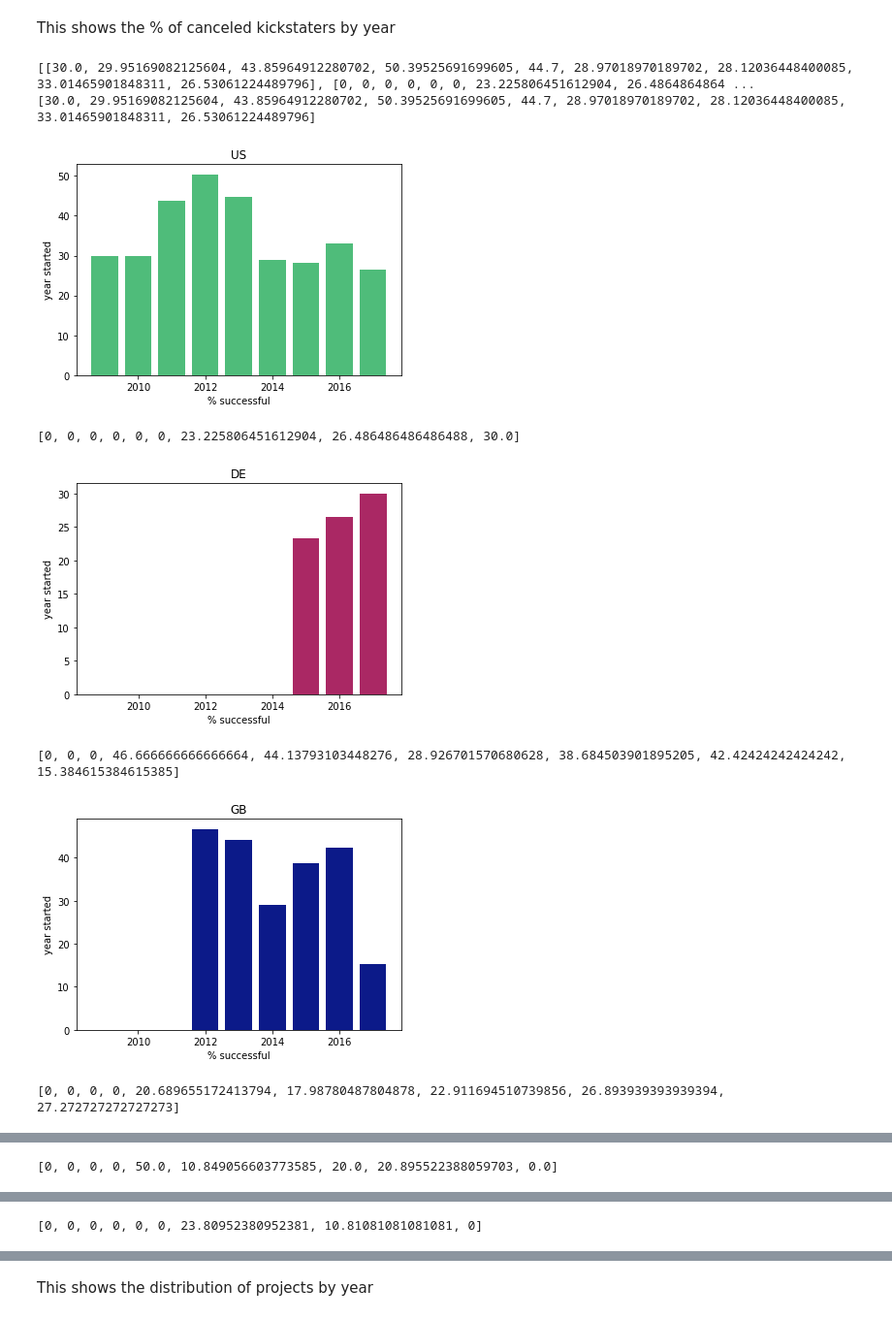
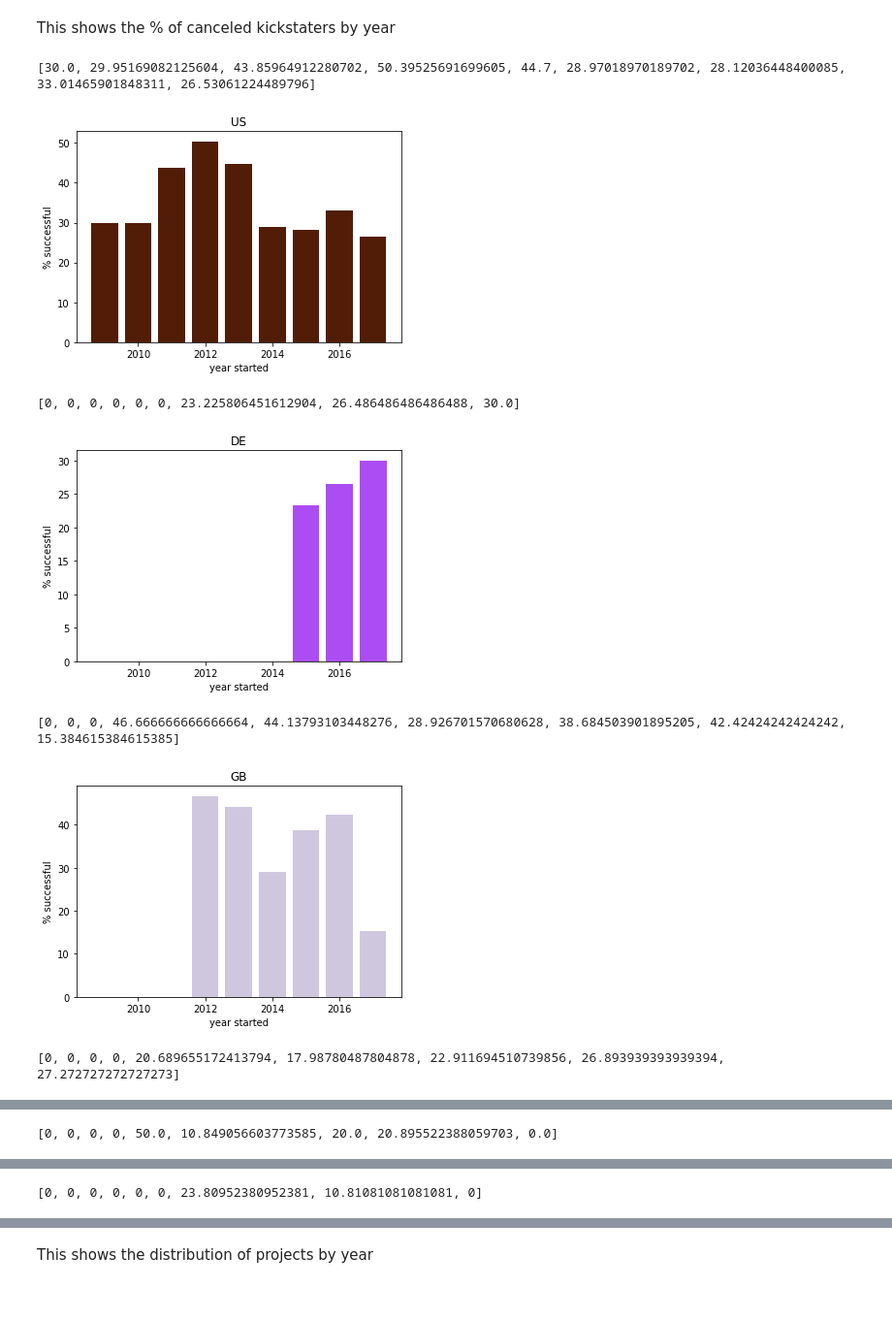
Before and after one commit to nbanks2/FuelEngine, a Jupyter notebook: Kickstarter (1).ipynb, the cells around one changed output, grey strips where cells are left out. Shown at 97% size. Saved outputs shown, nothing was run; the diff lists cells and outputs as text; code cells hidden in the pictures.

```diff
--- a/Kickstarter (1).ipynb
+++ b/Kickstarter (1).ipynb
@@ -41,9 +44,3 @@ df.head()
 # %% [markdown]
 The data was originally in spreadsheet format on the website that needed to be downloaded and converted to CSV format. After converting it to this format, our first step was to rename certain columns and delete ones that were unnecessary for our experiment. This step left us with columns that were directly relevant to our experiment.
 Our data cleaning plan was to take the data in that format and standardize units as well as convert numbers in string form into float form. Most importantly, we converted the column for determining whether a project succeeded, failed, or got cancelled into a numerical form so it could be graphed and the dependent variables compared. By having these numbers for project success as the x-axis for our graphs, we could create linear regressions for each variable to determine what their effect was on this percentage.
-# %%
-df = df.drop(['photo', 'blurb', 'slug', 'disable_communication', 'currency_symbol',
-              'currency_trailing_code', 'USorGB', 'TOPCOUNTRY', 'deadline', 'blurb_len_clean', 'state_changed_at_weekday',
-             'deadline_day', 'deadline_hr', 'LaunchedTuesday', 'DeadlineWeekend', 'SuccessfulBool',
-              'launch_to_deadline_days', 'launch_to_state_change', 'create_to_launch', 'launched_at_hr'], axis=1)
-df.head()
@@ -58,5 +46,0 @@ df.head()
-# %%
-df = df.rename(index=str, columns={"launch_to_state_change_days": "duration_of_project", "create_to_launch_days":
-                                   "preparation_period", "launched_at_year" : "year_launched", "launched_at_day" : "day_of_month",
-                                  "launched_at_month" : "month_launched", "created_at_hr" : "hour_of_day_launched", "created_at_day":
-                                  "day_of_month_created", "created_at_month": "month_created"})
@@ -187,40 +335,38 @@ def success_rate_getter_countries(df, years, countries):
         for year in years:
             success = grab_year(df,year)
             failure = grab_year(df,year)
             cancel = grab_year(df,year)
             success = grab_country(success,country)
             failure = grab_country(failure,country)
             cancel = grab_country(cancel,country)
             success = grab_state(success, 'successful')
             failure = grab_state(failure, 'failed')
             cancel = grab_state(cancel, 'canceled')
             if((len(success)+len(failure)+len(cancel))==0):
                 country_year_ratio = 0
             else:
                 country_year_ratio = 100*len(success)/(len(success)+len(failure)+len(cancel))
             success_rate_by_year_by_country.append(country_year_ratio)
         success_rate_by_country.append(success_rate_by_year_by_country)
-    print(success_rate_by_country)
     return success_rate_by_country
 
 all_countries = grab_all_countries(df)
 x = grab_years(df)
 results = success_rate_getter_countries(df, x, all_countries)
 
 for i in range(len(all_countries)):
     y = results[i]
     print(results[i])
     plt.bar(x,y,color=np.random.rand(3,))
-    plt.xlabel('% successful')
-    plt.ylabel('year started')
+    plt.ylabel('% successful')
+    plt.xlabel('year started')
     plt.title(all_countries[i])
     plt.show()
 # %% [output]
-[[30.0, 29.95169082125604, 43.85964912280702, 50.39525691699605, 44.7, 28.97018970189702, 28.12036448400085, 33.01465901848311, 26.53061224489796], [0, 0, 0, 0, 0, 0, 23.225806451612904, 26.4864864864 ...
 [30.0, 29.95169082125604, 43.85964912280702, 50.39525691699605, 44.7, 28.97018970189702, 28.12036448400085, 33.01465901848311, 26.53061224489796]
-[figure, old version]
+[figure, new version]
 [0, 0, 0, 0, 0, 0, 23.225806451612904, 26.486486486486488, 30.0]
-[figure, old version]
+[figure, new version]
 [0, 0, 0, 46.666666666666664, 44.13793103448276, 28.926701570680628, 38.684503901895205, 42.42424242424242, 15.384615384615385]
-[figure, old version]
+[figure, new version]
 [0, 0, 0, 0, 20.689655172413794, 17.98780487804878, 22.911694510739856, 26.893939393939394, 27.272727272727273]
```
Also changed, not shown: parts of 38 cells of this notebook.
